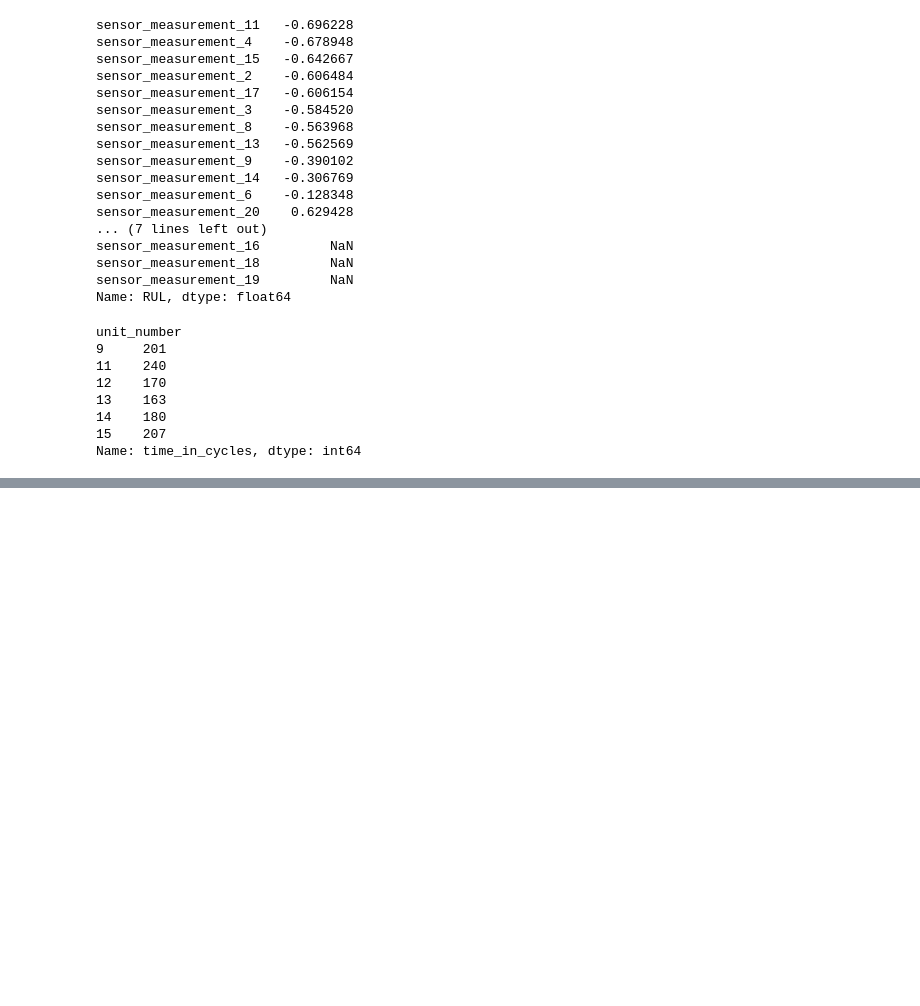
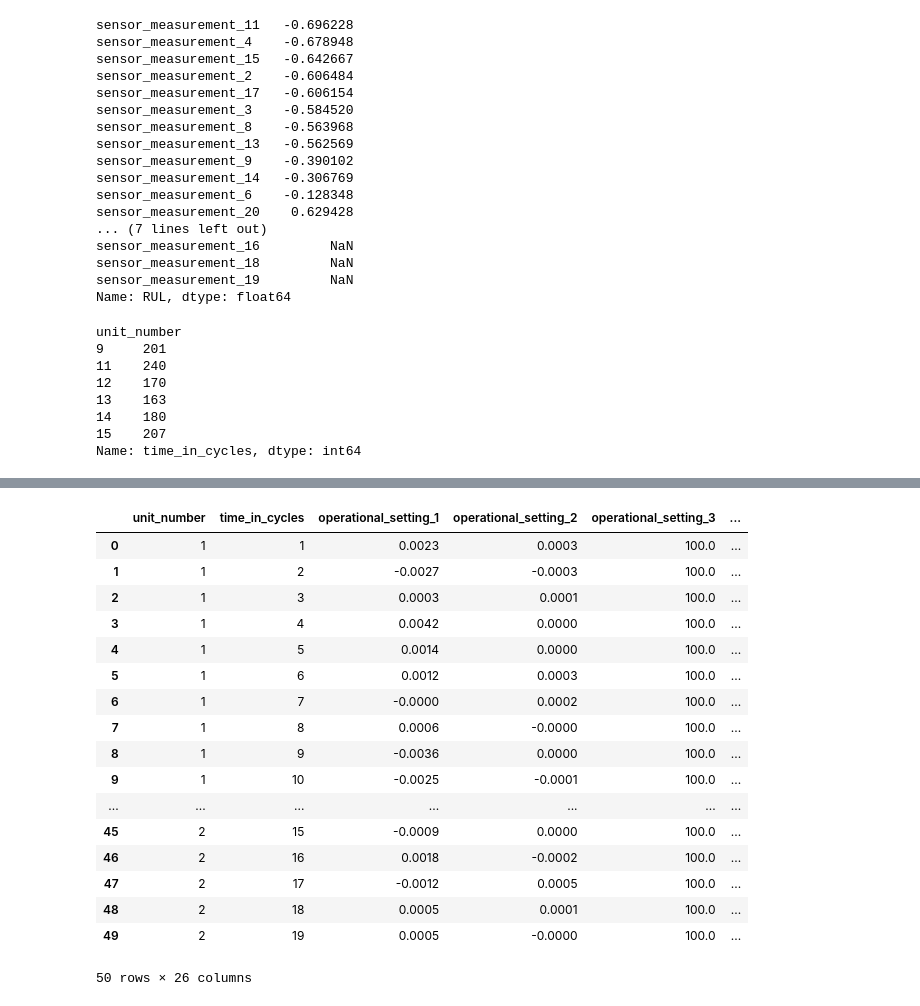
Before and after one commit to Agafie-Divine/predictive_maintenance_model, a Jupyter notebook: CMaps/RUL_turbofan.ipynb, the cells around one changed output, grey strips where cells are left out. Cells and saved outputs as stored; diff of their text form; code cells hidden in the pictures; blank space fills up the shorter version.

```diff
--- a/CMaps/RUL_turbofan.ipynb
+++ b/CMaps/RUL_turbofan.ipynb
@@ -92,4 +96,4 @@ train_001.tail()
 # %%
-test_001 = pd.read_csv('test_FD001.txt', sep=r'\s+', header=None)
-test_001.shape
+test_001 = pd.read_csv('dataset/test_FD001.txt', sep=r'\s+', header=None, names=cols)
+test_001.head()
 # %% [output]
@@ -97 +107,22 @@ test_001.shape
+# %%
+test_001.head(50)
+# %% [output]
+|  | unit_number | time_in_cycles | operational_setting_1 | operational_setting_2 | operational_setting_3 | ... |
+| 0 | 1 | 1 | 0.0023 | 0.0003 | 100.0 | ... |
+| 1 | 1 | 2 | -0.0027 | -0.0003 | 100.0 | ... |
+| 2 | 1 | 3 | 0.0003 | 0.0001 | 100.0 | ... |
+| 3 | 1 | 4 | 0.0042 | 0.0000 | 100.0 | ... |
+| 4 | 1 | 5 | 0.0014 | 0.0000 | 100.0 | ... |
+| 5 | 1 | 6 | 0.0012 | 0.0003 | 100.0 | ... |
+| 6 | 1 | 7 | -0.0000 | 0.0002 | 100.0 | ... |
+| 7 | 1 | 8 | 0.0006 | -0.0000 | 100.0 | ... |
+| 8 | 1 | 9 | -0.0036 | 0.0000 | 100.0 | ... |
+| 9 | 1 | 10 | -0.0025 | -0.0001 | 100.0 | ... |
+| ... | ... | ... | ... | ... | ... | ... |
+| 45 | 2 | 15 | -0.0009 | 0.0000 | 100.0 | ... |
+| 46 | 2 | 16 | 0.0018 | -0.0002 | 100.0 | ... |
+| 47 | 2 | 17 | -0.0012 | 0.0005 | 100.0 | ... |
+| 48 | 2 | 18 | 0.0005 | 0.0001 | 100.0 | ... |
+| 49 | 2 | 19 | 0.0005 | -0.0000 | 100.0 | ... |
+50 rows × 26 columns
 # %%
```
Also changed, not shown: parts of 9 cells of this notebook.
